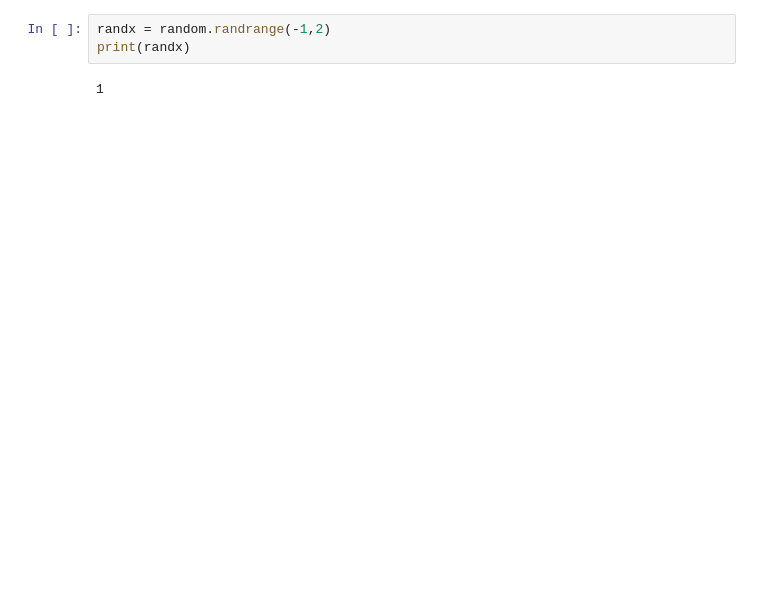
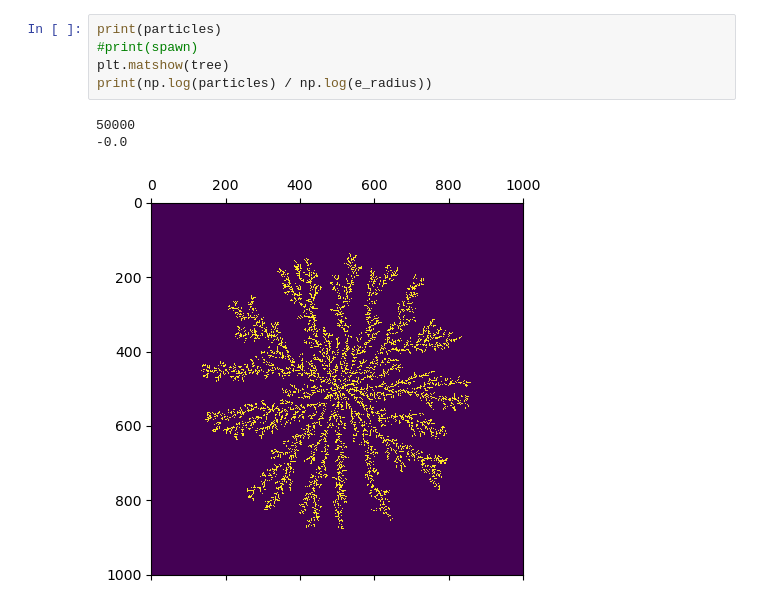
Before and after one commit to Mateo4cacheiro/PHYS4130-S25, a Jupyter notebook: p1-DLA/zekevespie/code/Untitled1.ipynb, the cells around one changed output. Cells and saved outputs as stored; diff of their text form; blank space fills up the shorter version.

```diff
--- a/p1-DLA/zekevespie/code/Untitled1.ipynb
+++ b/p1-DLA/zekevespie/code/Untitled1.ipynb
@@ -245,5 +287,9 @@ plt.matshow(tree)
 # %%
-randx = random.randrange(-1,2)
-print(randx)
+print(particles)
+#print(spawn)
+plt.matshow(tree)
+print(np.log(particles) / np.log(e_radius))
 # %% [output]
-1
+50000
+-0.0
+[figure, added]
```
Also changed, not shown: parts of 2 cells of this notebook, 2 other files.
